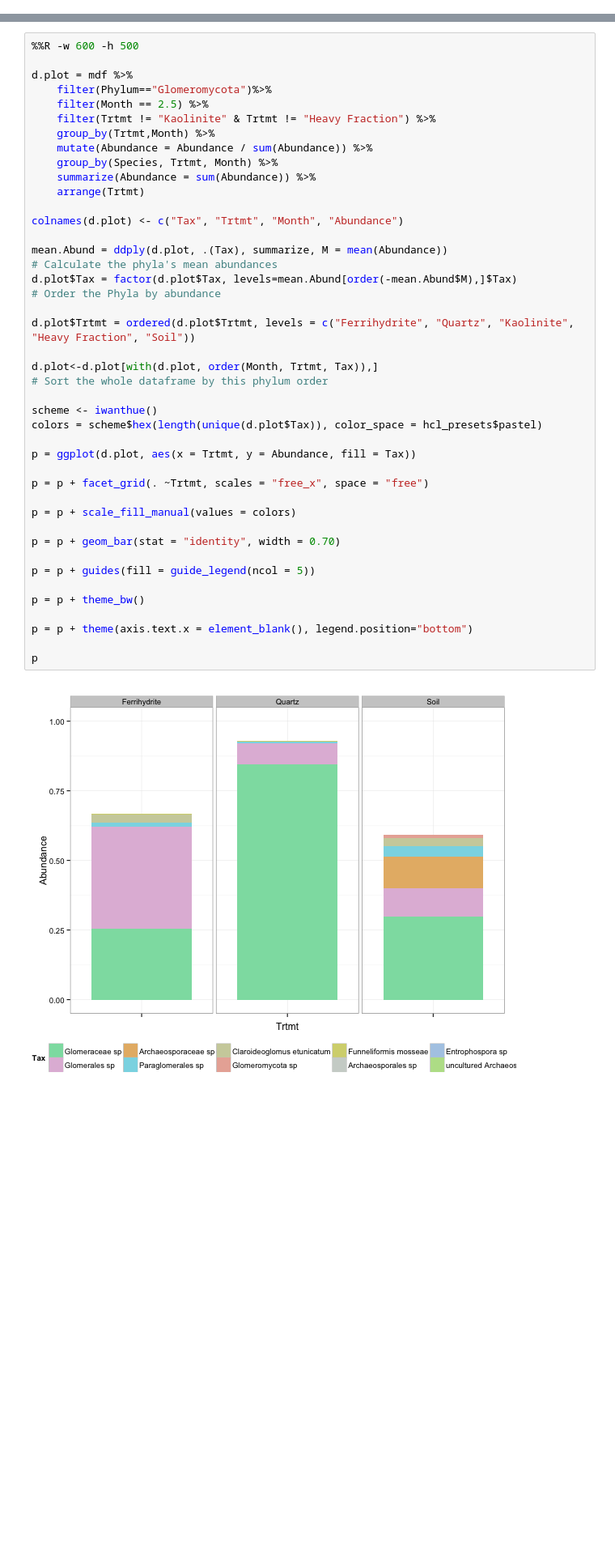
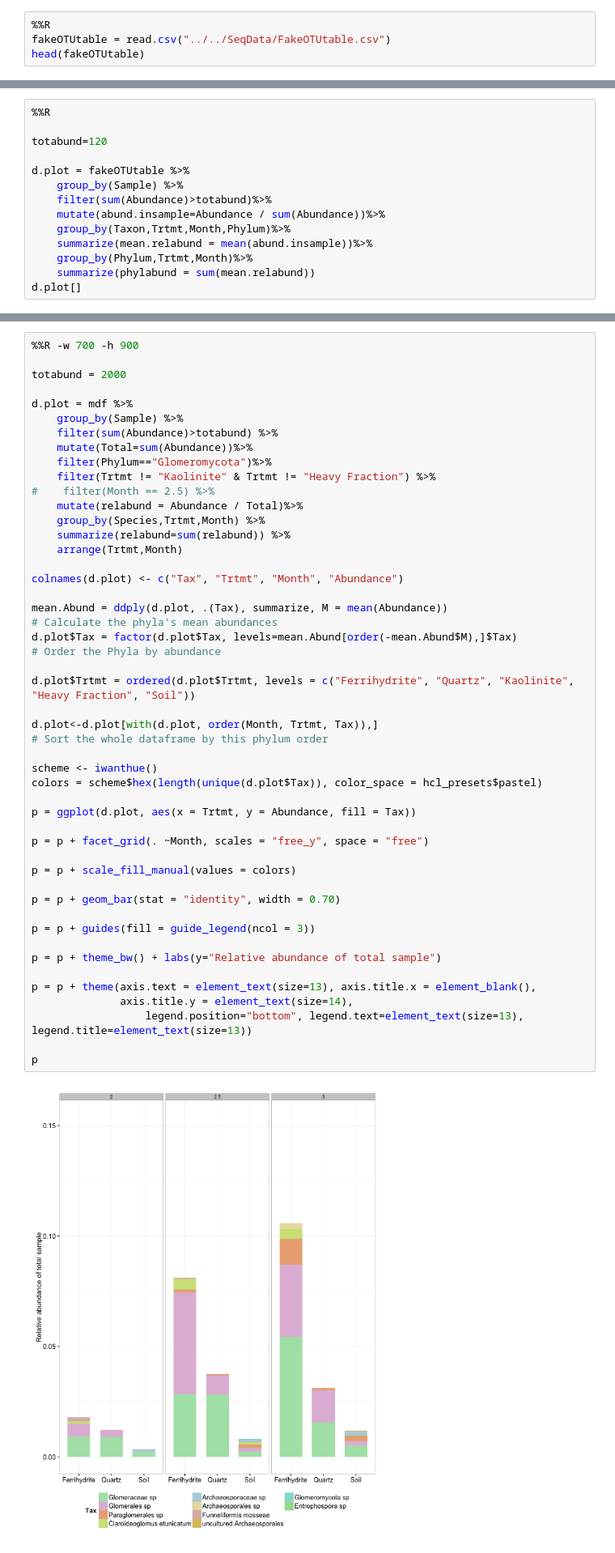
Before and after one commit to TheaWhitman/MineralITS, a Jupyter notebook: manuscript_figures/Stacked_Bar.ipynb, the cells around one changed output, grey strips where cells are left out. Shown at 81% size. Cells and saved outputs as stored; diff of their text form; blank space fills up the shorter version.

```diff
--- a/manuscript_figures/Stacked_Bar.ipynb
+++ b/manuscript_figures/Stacked_Bar.ipynb
@@ -158,0 +279,4 @@ p
+# %%
+%%R
+fakeOTUtable = read.csv("../../SeqData/FakeOTUtable.csv")
+head(fakeOTUtable)
@@ -158,0 +291,14 @@ p
+# %%
+%%R
+
+totabund=120
+
+d.plot = fakeOTUtable %>%
+    group_by(Sample) %>%
+    filter(sum(Abundance)>totabund)%>%
+    mutate(abund.insample=Abundance / sum(Abundance))%>%
+    group_by(Taxon,Trtmt,Month,Phylum)%>%
+    summarize(mean.relabund = mean(abund.insample))%>%
+    group_by(Phylum,Trtmt,Month)%>%
+    summarize(phylabund = sum(mean.relabund))
+d.plot[]
@@ -183,45 +406,51 @@ Variables not shown: Trtmt (chr), Month (dbl), Abundance (dbl)
 # %%
-%%R -w 600 -h 500
+%%R -w 700 -h 900
+
+totabund = 2000
 
 d.plot = mdf %>%
+    group_by(Sample) %>%
+    filter(sum(Abundance)>totabund) %>%
+    mutate(Total=sum(Abundance))%>%
     filter(Phylum=="Glomeromycota")%>%
-    filter(Month == 2.5) %>%
     filter(Trtmt != "Kaolinite" & Trtmt != "Heavy Fraction") %>%
-    group_by(Trtmt,Month) %>%
-    mutate(Abundance = Abundance / sum(Abundance)) %>%
-    group_by(Species, Trtmt, Month) %>%
-    summarize(Abundance = sum(Abundance)) %>%
-    arrange(Trtmt)
+#    filter(Month == 2.5) %>%
+    mutate(relabund = Abundance / Total)%>%
+    group_by(Species,Trtmt,Month) %>%
+    summarize(relabund=sum(relabund)) %>%
+    arrange(Trtmt,Month)
 
 colnames(d.plot) <- c("Tax", "Trtmt", "Month", "Abundance")
 
 mean.Abund = ddply(d.plot, .(Tax), summarize, M = mean(Abundance))
 # Calculate the phyla's mean abundances
 d.plot$Tax = factor(d.plot$Tax, levels=mean.Abund[order(-mean.Abund$M),]$Tax)
 # Order the Phyla by abundance
 
 d.plot$Trtmt = ordered(d.plot$Trtmt, levels = c("Ferrihydrite", "Quartz", "Kaolinite", "Heavy Fraction", "Soil"))
 
 d.plot<-d.plot[with(d.plot, order(Month, Trtmt, Tax)),]
 # Sort the whole dataframe by this phylum order
 
 scheme <- iwanthue()
 colors = scheme$hex(length(unique(d.plot$Tax)), color_space = hcl_presets$pastel)
 
 p = ggplot(d.plot, aes(x = Trtmt, y = Abundance, fill = Tax))
 
-p = p + facet_grid(. ~Trtmt, scales = "free_x", space = "free")
+p = p + facet_grid(. ~Month, scales = "free_y", space = "free")
 
 p = p + scale_fill_manual(values = colors)
 
 p = p + geom_bar(stat = "identity", width = 0.70)
 
-p = p + guides(fill = guide_legend(ncol = 5))
+p = p + guides(fill = guide_legend(ncol = 3))
 
-p = p + theme_bw()
+p = p + theme_bw() + labs(y="Relative abundance of total sample")
 
-p = p + theme(axis.text.x = element_blank(), legend.position="bottom")
+p = p + theme(axis.text = element_text(size=13), axis.title.x = element_blank(),
+              axis.title.y = element_text(size=14),
+                  legend.position="bottom", legend.text=element_text(size=13), legend.title=element_text(size=13))
 
 p
 # %% [output]
-[figure, old version]
+[figure, new version]
```
Also changed, not shown: parts of 16 cells of this notebook, 2 other files.
